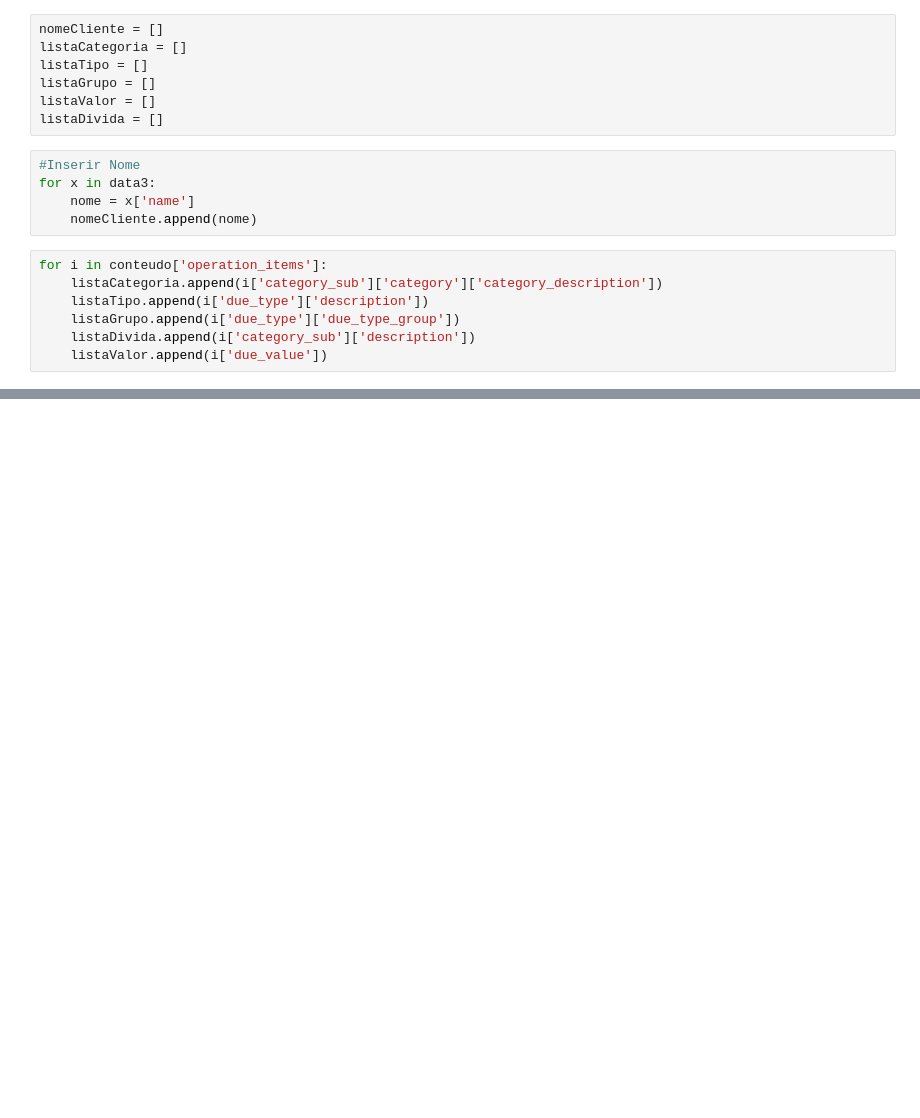
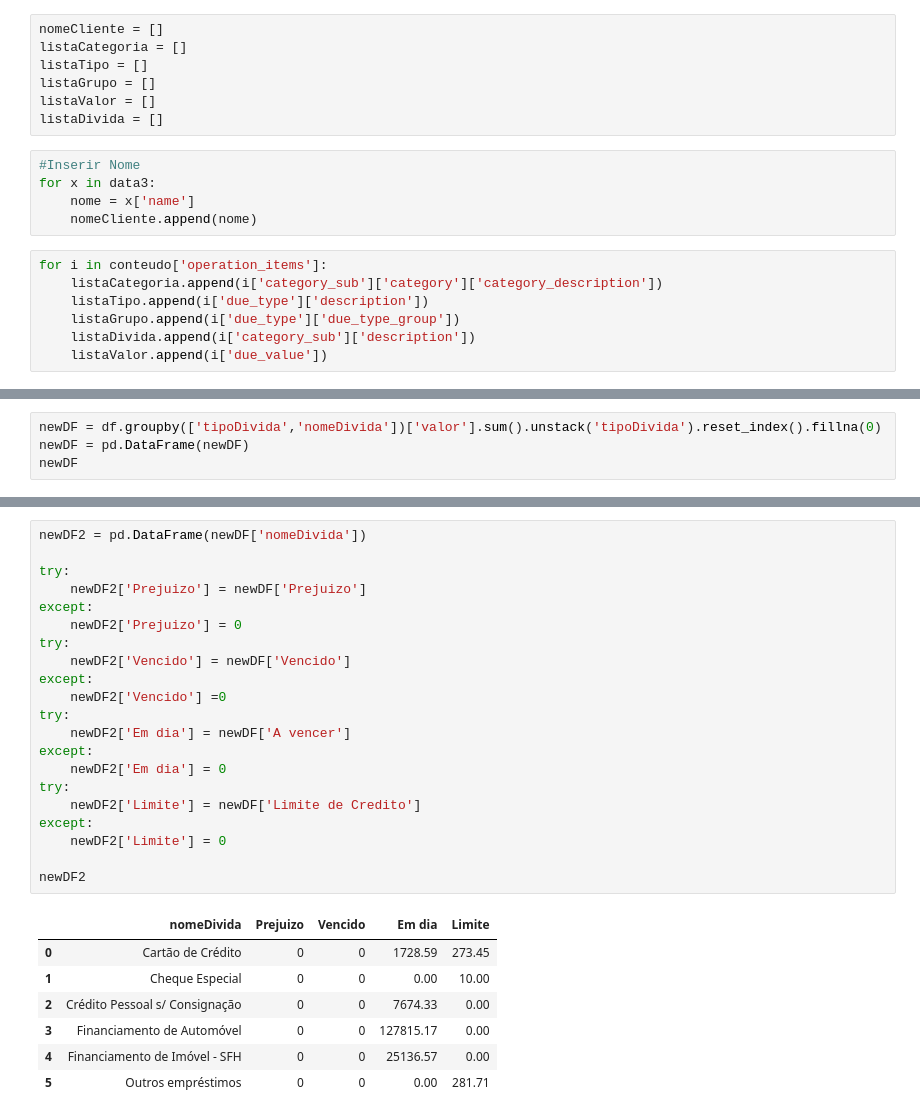
Before and after one commit to TTzPontte/automacaoCreditoFinanciamento, a Jupyter notebook: Scripts/Jupyter/ExtracaoBacen.ipynb, the cells around one changed output, grey strips where cells are left out. Saved outputs shown, nothing was run; the diff lists cells and outputs as text; blank space fills up the shorter version.

```diff
--- a/Scripts/Jupyter/ExtracaoBacen.ipynb
+++ b/Scripts/Jupyter/ExtracaoBacen.ipynb
@@ -114,0 +185,4 @@ df.to_excel(r"C:\Users\Matheus\Desktop\df2.xlsx")
+# %%
+newDF = df.groupby(['tipoDivida','nomeDivida'])['valor'].sum().unstack('tipoDivida').reset_index().fillna(0)
+newDF = pd.DataFrame(newDF)
+newDF
@@ -114,0 +197,29 @@ df.to_excel(r"C:\Users\Matheus\Desktop\df2.xlsx")
+# %%
+newDF2 = pd.DataFrame(newDF['nomeDivida'])
+
+try:
+    newDF2['Prejuizo'] = newDF['Prejuizo']
+except:
+    newDF2['Prejuizo'] = 0
+try:
+    newDF2['Vencido'] = newDF['Vencido']
+except:
+    newDF2['Vencido'] =0
+try:
+    newDF2['Em dia'] = newDF['A vencer']
+except:
+    newDF2['Em dia'] = 0
+try:
+    newDF2['Limite'] = newDF['Limite de Credito']
+except:
+    newDF2['Limite'] = 0
+
+newDF2
+# %% [output]
+|  | nomeDivida | Prejuizo | Vencido | Em dia | Limite |
+| 0 | Cartão de Crédito | 0 | 0 | 1728.59 | 273.45 |
+| 1 | Cheque Especial | 0 | 0 | 0.00 | 10.00 |
+| 2 | Crédito Pessoal s/ Consignação | 0 | 0 | 7674.33 | 0.00 |
+| 3 | Financiamento de Automóvel | 0 | 0 | 127815.17 | 0.00 |
+| 4 | Financiamento de Imóvel - SFH | 0 | 0 | 25136.57 | 0.00 |
+| 5 | Outros empréstimos | 0 | 0 | 0.00 | 281.71 |
```
Also changed, not shown: parts of 10 cells of this notebook, 4 other files.
